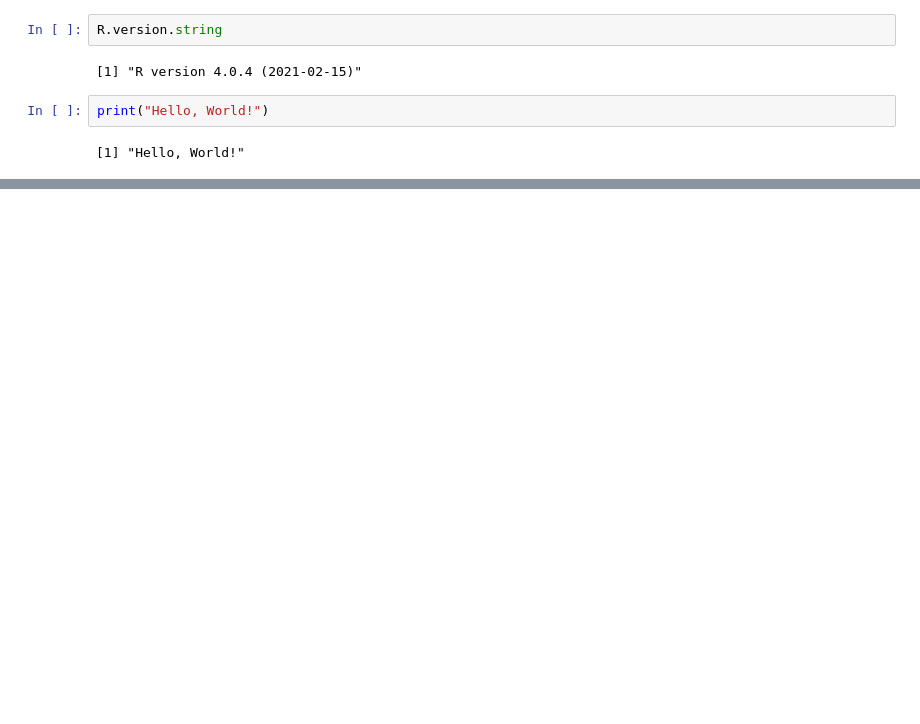
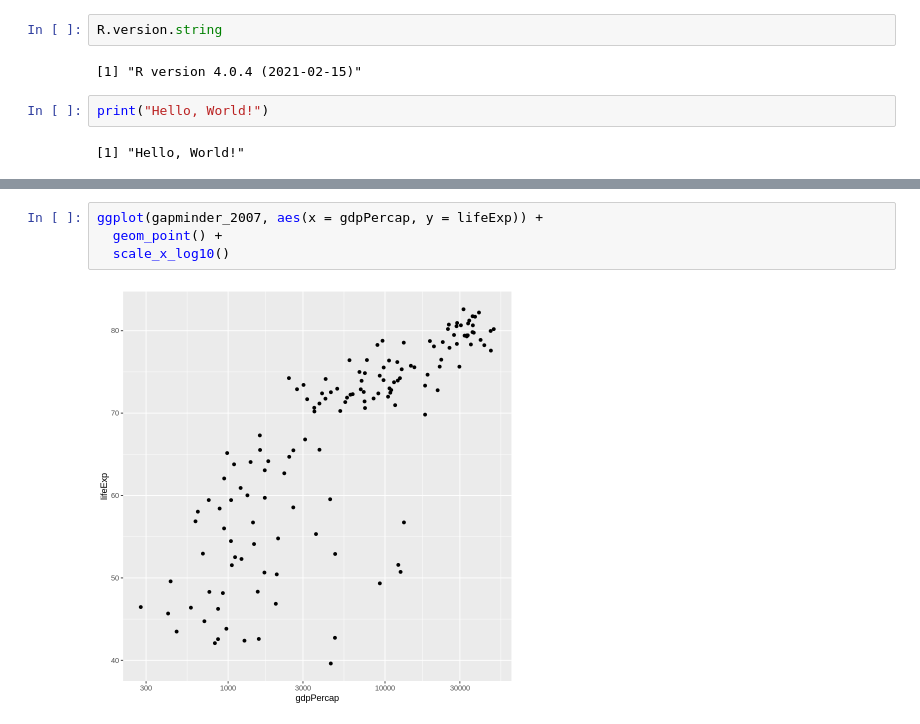
Before and after one commit to polaroidz/polaroidz, a Jupyter notebook: R_Handbook.ipynb, the cells around one changed output, grey strips where cells are left out. Saved outputs shown, nothing was run; the diff lists cells and outputs as text; blank space fills up the shorter version.

```diff
--- a/R_Handbook.ipynb
+++ b/R_Handbook.ipynb
@@ -10,0 +256,6 @@ print("Hello, World!")
+# %%
+ggplot(gapminder_2007, aes(x = gdpPercap, y = lifeExp)) +
+  geom_point() +
+  scale_x_log10()
+# %% [output]
+[figure, added]
```
Also changed, not shown: parts of 34 cells of this notebook.
